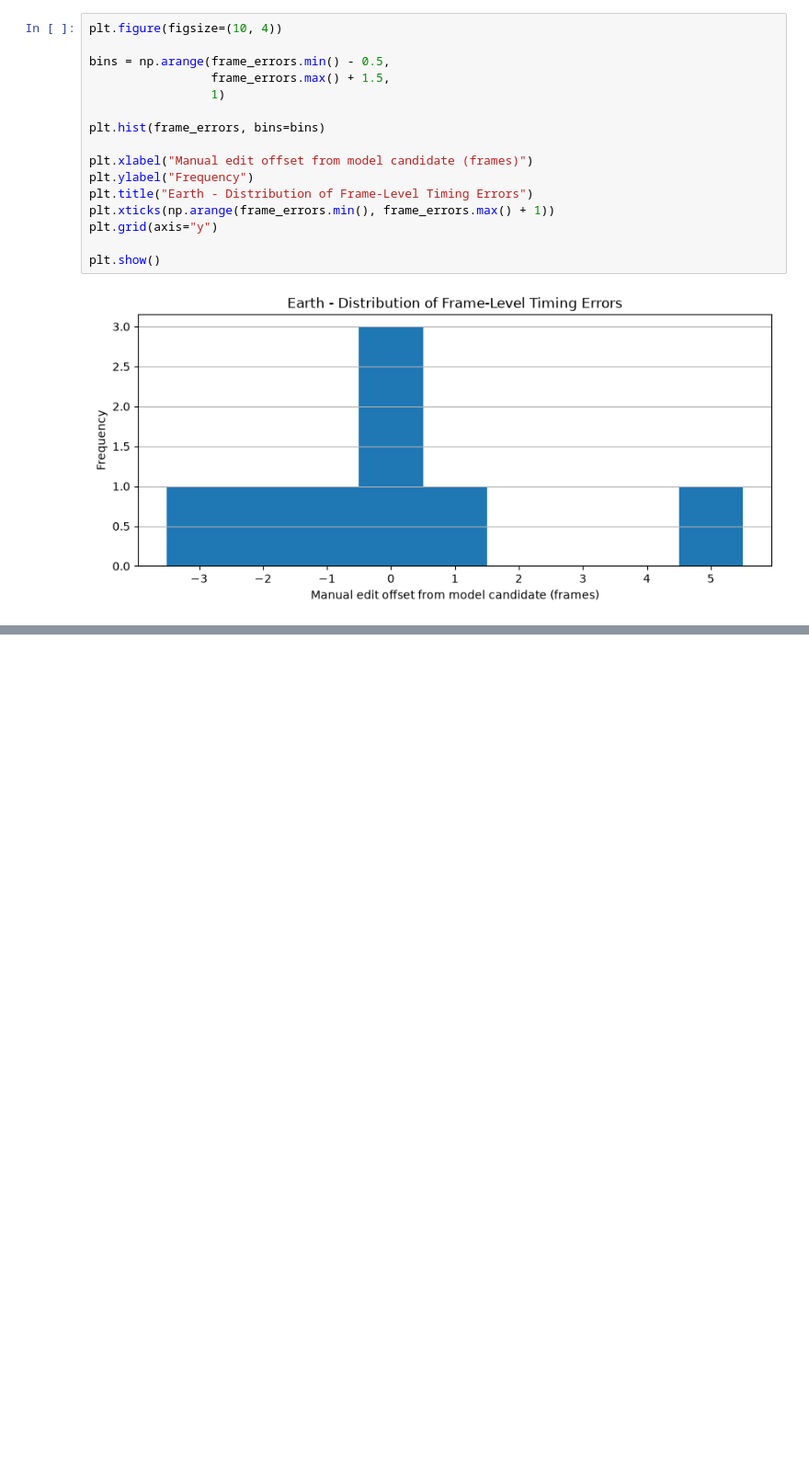
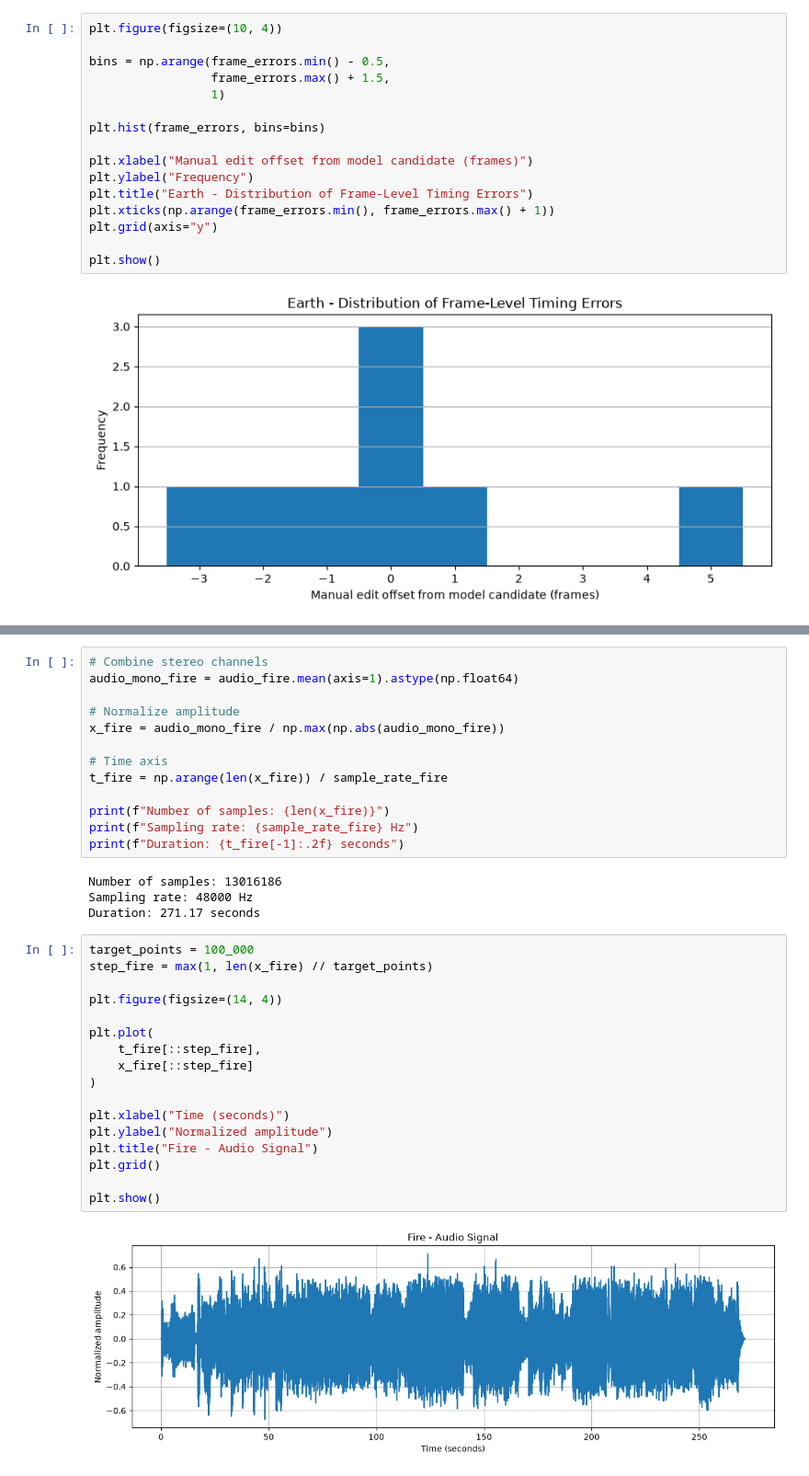
Before and after one commit to sradev81/Hidden-Pulse, a Jupyter notebook: hidden_pulse_analysis.ipynb, the cells around one changed output, grey strips where cells are left out. Shown at 92% size. Cells and saved outputs as stored; diff of their text form; blank space fills up the shorter version.

```diff
--- a/hidden_pulse_analysis.ipynb
+++ b/hidden_pulse_analysis.ipynb
@@ -717,0 +786,36 @@ plt.show()
+# %%
+# Combine stereo channels
+audio_mono_fire = audio_fire.mean(axis=1).astype(np.float64)
+
+# Normalize amplitude
+x_fire = audio_mono_fire / np.max(np.abs(audio_mono_fire))
+
+# Time axis
+t_fire = np.arange(len(x_fire)) / sample_rate_fire
+
+print(f"Number of samples: {len(x_fire)}")
+print(f"Sampling rate: {sample_rate_fire} Hz")
+print(f"Duration: {t_fire[-1]:.2f} seconds")
+# %% [output]
+Number of samples: 13016186
+Sampling rate: 48000 Hz
+Duration: 271.17 seconds
+# %%
+target_points = 100_000
+step_fire = max(1, len(x_fire) // target_points)
+
+plt.figure(figsize=(14, 4))
+
+plt.plot(
+    t_fire[::step_fire],
+    x_fire[::step_fire]
+)
+
+plt.xlabel("Time (seconds)")
+plt.ylabel("Normalized amplitude")
+plt.title("Fire - Audio Signal")
+plt.grid()
+
+plt.show()
+# %% [output]
+[figure, added]
```
Also changed, not shown: parts of 19 cells of this notebook, 3 other files.
